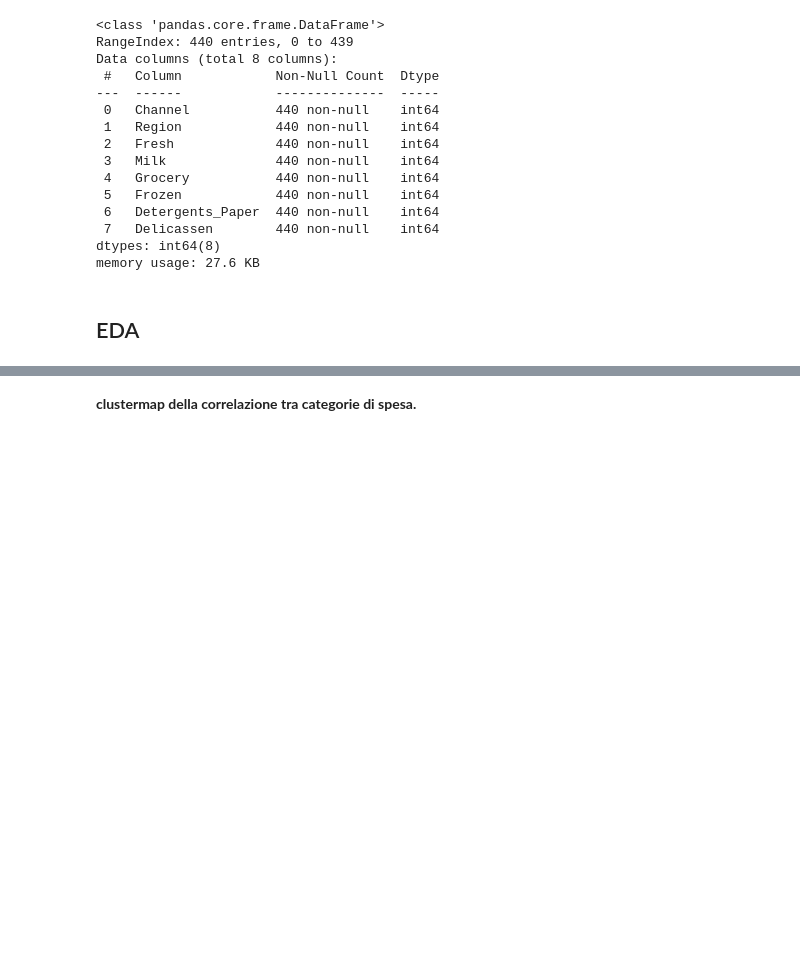
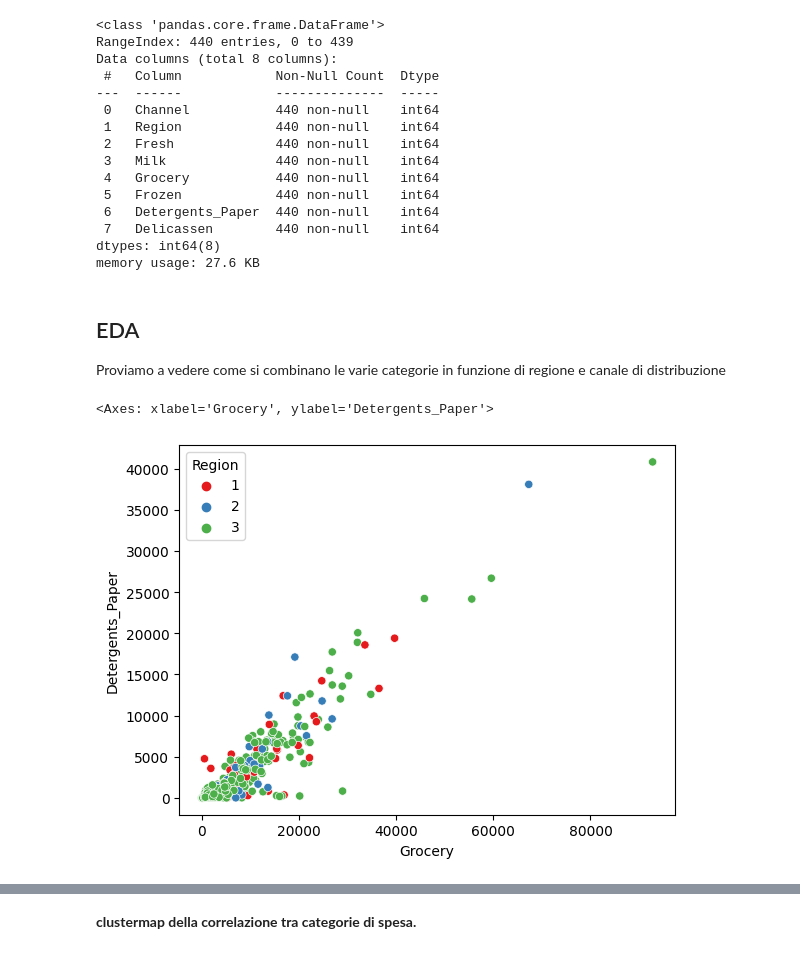
Before and after one commit to pg-88/IFOA_ML_AI, a Jupyter notebook: python/DBSCAN-esercizio.ipynb, the cells around one changed output, grey strips where cells are left out. Cells and saved outputs as stored; diff of their text form; code cells hidden in the pictures; blank space fills up the shorter version.

```diff
--- a/python/DBSCAN-esercizio.ipynb
+++ b/python/DBSCAN-esercizio.ipynb
@@ -68,5 +68,13 @@ Data columns (total 8 columns):
  7   Delicassen        440 non-null    int64
 dtypes: int64(8)
 memory usage: 27.6 KB
-# %% [markdown]
-## EDA
+# %% [markdown]
+## EDA
+Proviamo a vedere come si combinano le varie categorie in funzione di regione e canale di distribuzione
+# %%
+# grocery vs Detergents_Paper
+
+sns.scatterplot(data=df, x='Grocery', y='Detergents_Paper', hue='Region', palette='Set1')
+# %% [output]
+<Axes: xlabel='Grocery', ylabel='Detergents_Paper'>
+[figure, added]
```
Also changed, not shown: parts of 30 cells of this notebook.
